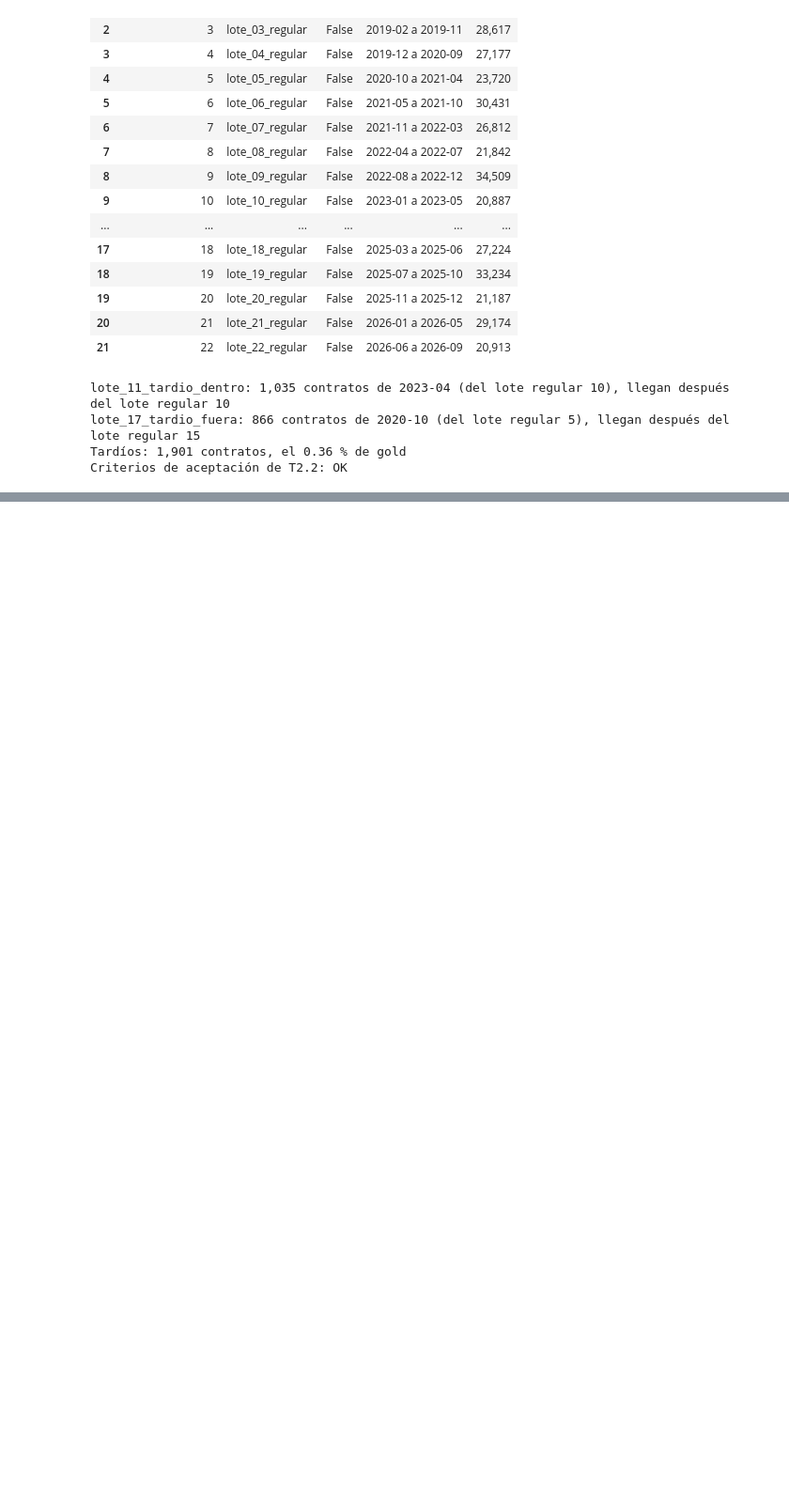
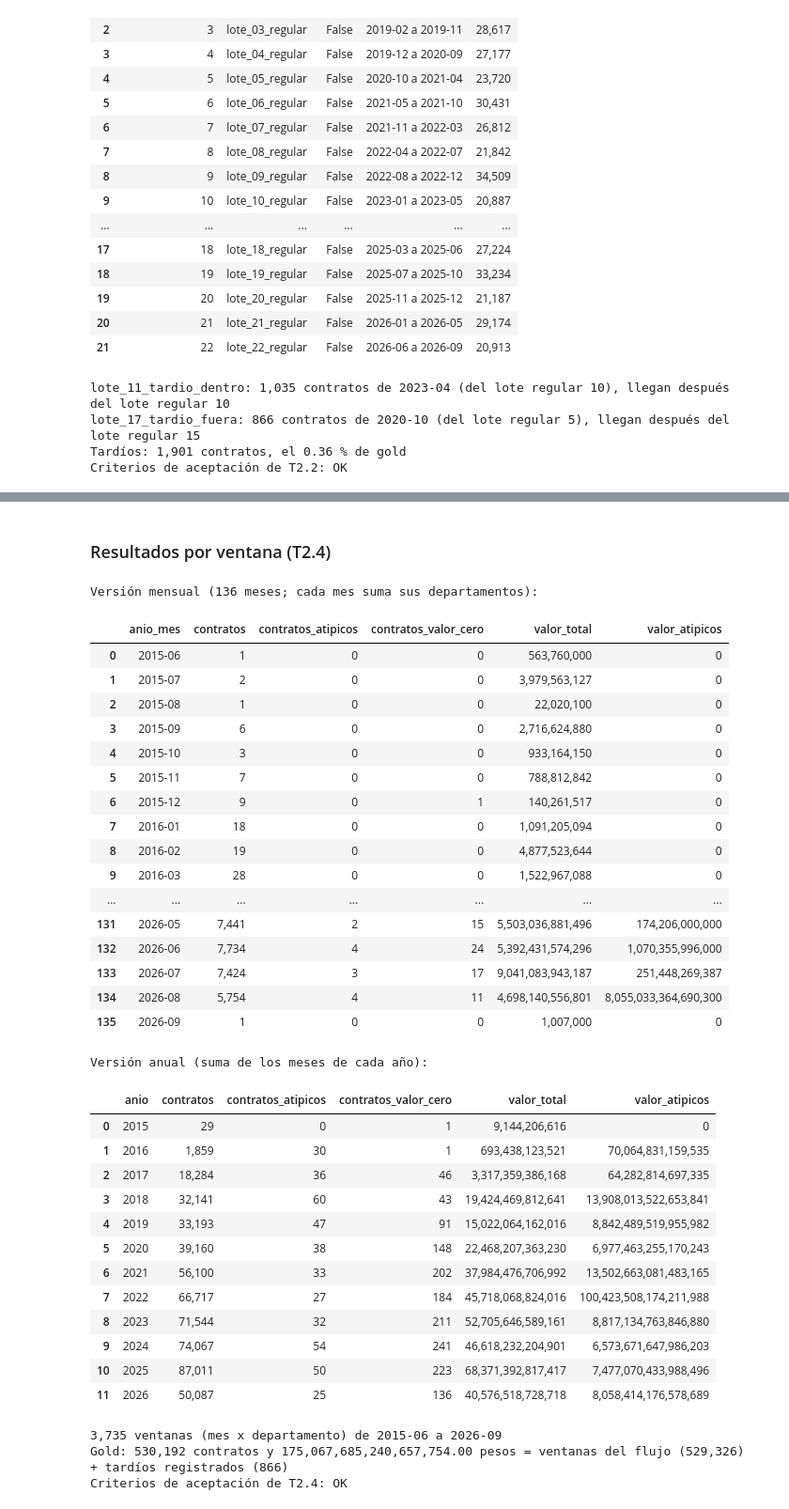
Before and after one commit to PalomaresJonatan13/pamd-secop, a Jupyter notebook: notebooks/05_corte3_streaming_ventanas.ipynb, the cells around one changed output, grey strips where cells are left out. Shown at 94% size. Saved outputs shown, nothing was run; the diff lists cells and outputs as text; code cells hidden in the pictures; blank space fills up the shorter version.

```diff
--- a/notebooks/05_corte3_streaming_ventanas.ipynb
+++ b/notebooks/05_corte3_streaming_ventanas.ipynb
@@ -201,0 +374,80 @@ Criterios de aceptación de T2.2: OK
+# %% [markdown]
+### Resultados por ventana (T2.4)
+# %%
+# T2.4 · Resultado del flujo por ventana: el del flujo más los tardíos registrados aparte (T2.5)
+ventanas_flujo = tabla.como_dataframe(spark)
+tardios = (spark.read.schema(ESQUEMA_FLUJO).parquet(STREAMING_TARDIOS) if existe(spark, STREAMING_TARDIOS)
+           else spark.createDataFrame([], ESQUEMA_FLUJO))
+n_tardios_registrados = tardios.count()
+
+MEDIDAS = ["contratos", "contratos_atipicos", "contratos_valor_cero", "valor_total", "valor_atipicos"]
+ventanas_final = (
+    ventanas_flujo.unionByName(agregar_por_lotes(tardios, SIN_DEPARTAMENTO))
+    .groupBy(*CLAVES_VENTANA).agg(*[F.sum(m).alias(m) for m in MEDIDAS])
+    .withColumn("anio_mes", F.date_format("mes", "yyyy-MM"))
+    .withColumn("anio", F.year("mes"))
+).persist(StorageLevel.MEMORY_AND_DISK)
+
+def por(df, clave):
+    filas = df.groupBy(clave).agg(*[F.sum(m).alias(m) for m in MEDIDAS]).orderBy(clave).collect()
+    return pd.DataFrame([r.asDict() for r in filas])
+
+formato = {"contratos": "{:,}", "contratos_atipicos": "{:,}", "contratos_valor_cero": "{:,}",
+           "valor_total": "{:,.0f}", "valor_atipicos": "{:,.0f}"}
+mensual = por(ventanas_final, "anio_mes")
+anual = por(ventanas_final, "anio")
+print(f"Versión mensual ({len(mensual)} meses; cada mes suma sus departamentos):")
+display(mensual.style.format(formato))
+print("Versión anual (suma de los meses de cada año):")
+display(anual.style.format(formato))
+
+# (1) Cada ventana muestra su valor y su conteo
+assert ventanas_final.filter(F.col("contratos").isNull() | F.col("valor_total").isNull() | F.col("valor_atipicos").isNull()).count() == 0
+# (2) La suma de todas las ventanas es igual al total de gold cuando el flujo termina
+tot_gold = base.agg(F.count("*").alias("contratos"), F.sum("valor_total_adjudicacion").alias("valor")).first()
+tot_final = ventanas_final.agg(F.sum("contratos").alias("contratos"), (F.sum("valor_total") + F.sum("valor_atipicos")).alias("valor")).first()
+tot_flujo = ventanas_flujo.agg(F.sum("contratos")).first()[0]
+assert tot_final["contratos"] == tot_gold["contratos"] and tot_final["valor"] == tot_gold["valor"], "Las ventanas no suman gold"
+assert tot_flujo + n_tardios_registrados == n_gold, "Ventanas del flujo + tardíos registrados no suman gold"
+# (3) No hay ventanas con fechas imposibles
+rango = ventanas_final.agg(F.min("mes").alias("primera"), F.max("mes").alias("ultima"), F.count("*").alias("ventanas")).first()
+assert str(rango["primera"]) >= "1900-01-01" and rango["ultima"].strftime("%Y-%m-%d") <= "2026-09-02", "Hay ventanas con fechas imposibles"
+print(f"{rango['ventanas']:,} ventanas (mes x departamento) de {rango['primera']:%Y-%m} a {rango['ultima']:%Y-%m}")
+print(f"Gold: {tot_gold['contratos']:,} contratos y {tot_gold['valor']:,.2f} pesos = ventanas del flujo ({tot_flujo:,}) + tardíos registrados ({n_tardios_registrados:,})")
+print("Criterios de aceptación de T2.4: OK")
+# %% [output]
+Versión mensual (136 meses; cada mes suma sus departamentos):
+|  | anio_mes | contratos | contratos_atipicos | contratos_valor_cero | valor_total | valor_atipicos |
+| 0 | 2015-06 | 1 | 0 | 0 | 563,760,000 | 0 |
+| 1 | 2015-07 | 2 | 0 | 0 | 3,979,563,127 | 0 |
+| 2 | 2015-08 | 1 | 0 | 0 | 22,020,100 | 0 |
+| 3 | 2015-09 | 6 | 0 | 0 | 2,716,624,880 | 0 |
+| 4 | 2015-10 | 3 | 0 | 0 | 933,164,150 | 0 |
+| 5 | 2015-11 | 7 | 0 | 0 | 788,812,842 | 0 |
+| 6 | 2015-12 | 9 | 0 | 1 | 140,261,517 | 0 |
+| 7 | 2016-01 | 18 | 0 | 0 | 1,091,205,094 | 0 |
+| 8 | 2016-02 | 19 | 0 | 0 | 4,877,523,644 | 0 |
+| 9 | 2016-03 | 28 | 0 | 0 | 1,522,967,088 | 0 |
+| ... | ... | ... | ... | ... | ... | ... |
+| 131 | 2026-05 | 7,441 | 2 | 15 | 5,503,036,881,496 | 174,206,000,000 |
+| 132 | 2026-06 | 7,734 | 4 | 24 | 5,392,431,574,296 | 1,070,355,996,000 |
+| 133 | 2026-07 | 7,424 | 3 | 17 | 9,041,083,943,187 | 251,448,269,387 |
+| 134 | 2026-08 | 5,754 | 4 | 11 | 4,698,140,556,801 | 8,055,033,364,690,300 |
+| 135 | 2026-09 | 1 | 0 | 0 | 1,007,000 | 0 |
+Versión anual (suma de los meses de cada año):
+|  | anio | contratos | contratos_atipicos | contratos_valor_cero | valor_total | valor_atipicos |
+| 0 | 2015 | 29 | 0 | 1 | 9,144,206,616 | 0 |
+| 1 | 2016 | 1,859 | 30 | 1 | 693,438,123,521 | 70,064,831,159,535 |
+| 2 | 2017 | 18,284 | 36 | 46 | 3,317,359,386,168 | 64,282,814,697,335 |
+| 3 | 2018 | 32,141 | 60 | 43 | 19,424,469,812,641 | 13,908,013,522,653,841 |
+| 4 | 2019 | 33,193 | 47 | 91 | 15,022,064,162,016 | 8,842,489,519,955,982 |
+| 5 | 2020 | 39,160 | 38 | 148 | 22,468,207,363,230 | 6,977,463,255,170,243 |
+| 6 | 2021 | 56,100 | 33 | 202 | 37,984,476,706,992 | 13,502,663,081,483,165 |
+| 7 | 2022 | 66,717 | 27 | 184 | 45,718,068,824,016 | 100,423,508,174,211,988 |
+| 8 | 2023 | 71,544 | 32 | 211 | 52,705,646,589,161 | 8,817,134,763,846,880 |
+| 9 | 2024 | 74,067 | 54 | 241 | 46,618,232,204,901 | 6,573,671,647,986,203 |
+| 10 | 2025 | 87,011 | 50 | 223 | 68,371,392,817,417 | 7,477,070,433,988,496 |
+| 11 | 2026 | 50,087 | 25 | 136 | 40,576,518,728,718 | 8,058,414,176,578,689 |
+3,735 ventanas (mes x departamento) de 2015-06 a 2026-09
+Gold: 530,192 contratos y 175,067,685,240,657,754.00 pesos = ventanas del flujo (529,326) + tardíos registrados (866)
+Criterios de aceptación de T2.4: OK
```
Also changed, not shown: parts of 14 cells of this notebook, 2 other files.
